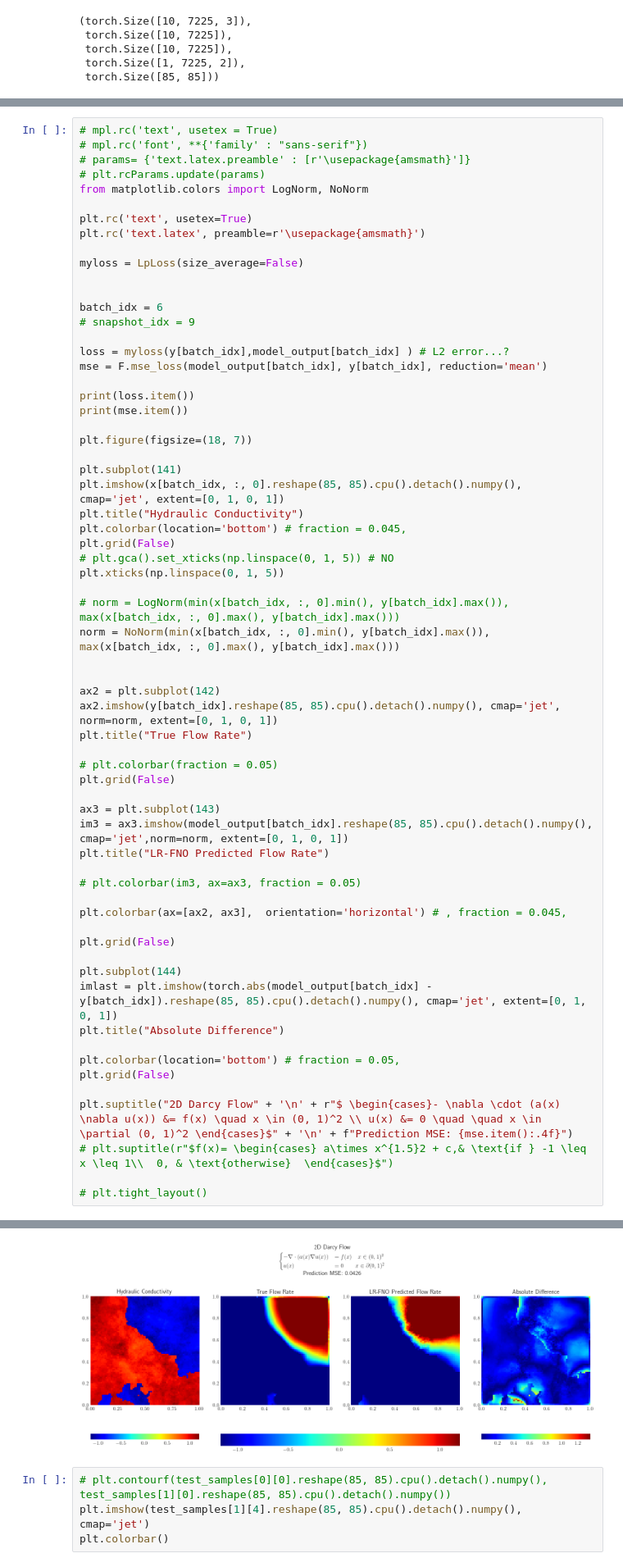
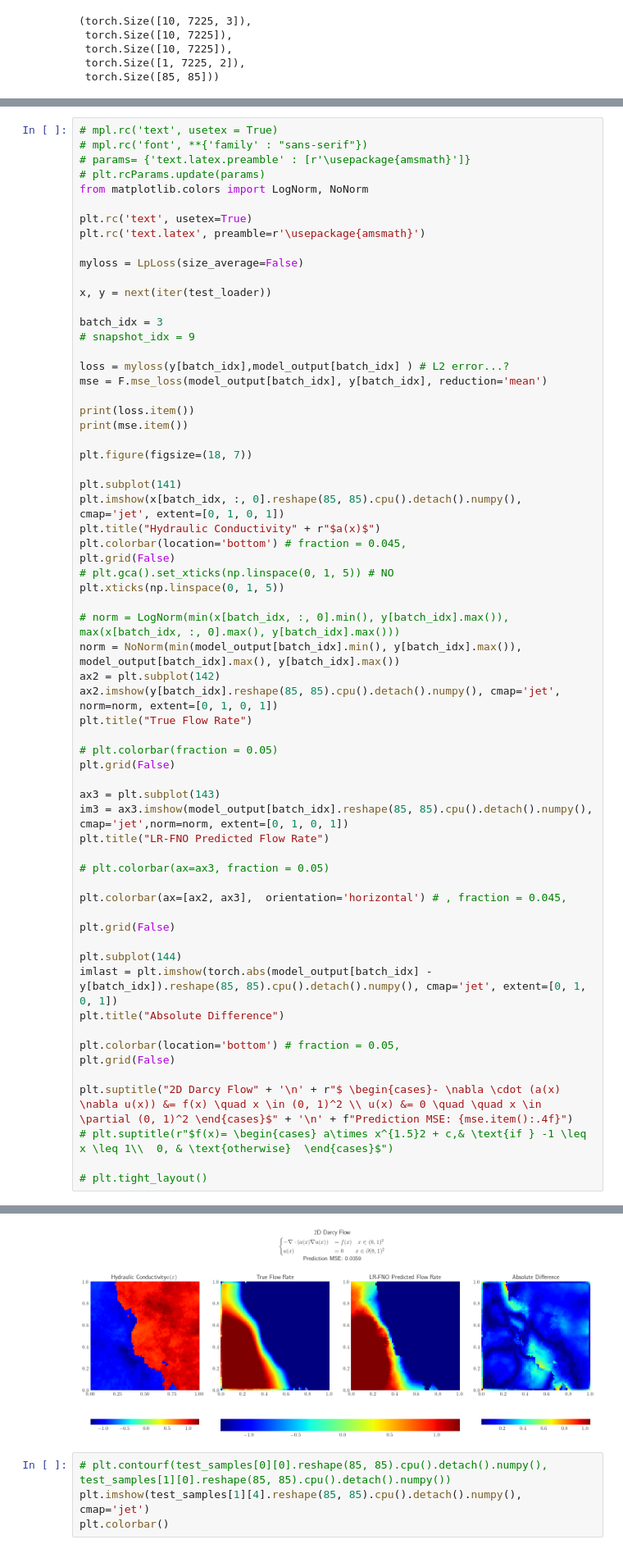
Before and after one commit to alizma/symmetry_learning, a Jupyter notebook: fno_classic/viz_fno_darcy.ipynb, the cells around one changed output, grey strips where cells are left out. Shown at 82% size. Saved outputs shown, nothing was run; the diff lists cells and outputs as text.

```diff
--- a/fno_classic/viz_fno_darcy.ipynb
+++ b/fno_classic/viz_fno_darcy.ipynb
@@ -196,8 +241,9 @@ plt.rc('text.latex', preamble=r'\usepackage{amsmath}')
 
 myloss = LpLoss(size_average=False)
 
+x, y = next(iter(test_loader))
 
-batch_idx = 6
+batch_idx = 3
 # snapshot_idx = 9
 
 loss = myloss(y[batch_idx],model_output[batch_idx] ) # L2 error...?
@@ -210,16 +256,14 @@ plt.figure(figsize=(18, 7))
 
 plt.subplot(141)
 plt.imshow(x[batch_idx, :, 0].reshape(85, 85).cpu().detach().numpy(), cmap='jet', extent=[0, 1, 0, 1])
-plt.title("Hydraulic Conductivity")
+plt.title("Hydraulic Conductivity" + r"$a(x)$")
 plt.colorbar(location='bottom') # fraction = 0.045,
 plt.grid(False)
 # plt.gca().set_xticks(np.linspace(0, 1, 5)) # NO
 plt.xticks(np.linspace(0, 1, 5))
 
 # norm = LogNorm(min(x[batch_idx, :, 0].min(), y[batch_idx].max()), max(x[batch_idx, :, 0].max(), y[batch_idx].max()))
-norm = NoNorm(min(x[batch_idx, :, 0].min(), y[batch_idx].max()), max(x[batch_idx, :, 0].max(), y[batch_idx].max()))
-
-
+norm = NoNorm(min(model_output[batch_idx].min(), y[batch_idx].max()), model_output[batch_idx].max(), y[batch_idx].max())
 ax2 = plt.subplot(142)
 ax2.imshow(y[batch_idx].reshape(85, 85).cpu().detach().numpy(), cmap='jet', norm=norm, extent=[0, 1, 0, 1])
 plt.title("True Flow Rate")
@@ -231,7 +275,7 @@ ax3 = plt.subplot(143)
 im3 = ax3.imshow(model_output[batch_idx].reshape(85, 85).cpu().detach().numpy(), cmap='jet',norm=norm, extent=[0, 1, 0, 1])
 plt.title("LR-FNO Predicted Flow Rate")
 
-# plt.colorbar(im3, ax=ax3, fraction = 0.05)
+# plt.colorbar(ax=ax3, fraction = 0.05)
 
 plt.colorbar(ax=[ax2, ax3],  orientation='horizontal') # , fraction = 0.045,
 
@@ -254,5 +298,5 @@ plt.suptitle("2D Darcy Flow" + '\n' + r"$ \begin{cases}- \nabla \cdot (a(x) \nab
 Text(0.5, 0.98, '2D Darcy Flow\n$ \\begin{cases}- \\nabla \\cdot (a(x) \\nabla u(x)) &= f(x) \\quad x \\in (0, 1)^2 \\\\ u(x) &= 0 \\quad \\quad x \\in \\partial (0, 1)^2 \\end{cases}$\nPrediction MSE ...
-[figure, old version]
+[figure, new version]
 # %%
 # plt.contourf(test_samples[0][0].reshape(85, 85).cpu().detach().numpy(), test_samples[1][0].reshape(85, 85).cpu().detach().numpy())
 plt.imshow(test_samples[1][4].reshape(85, 85).cpu().detach().numpy(), cmap='jet')
```
Also changed, not shown: parts of 2 cells of this notebook.
